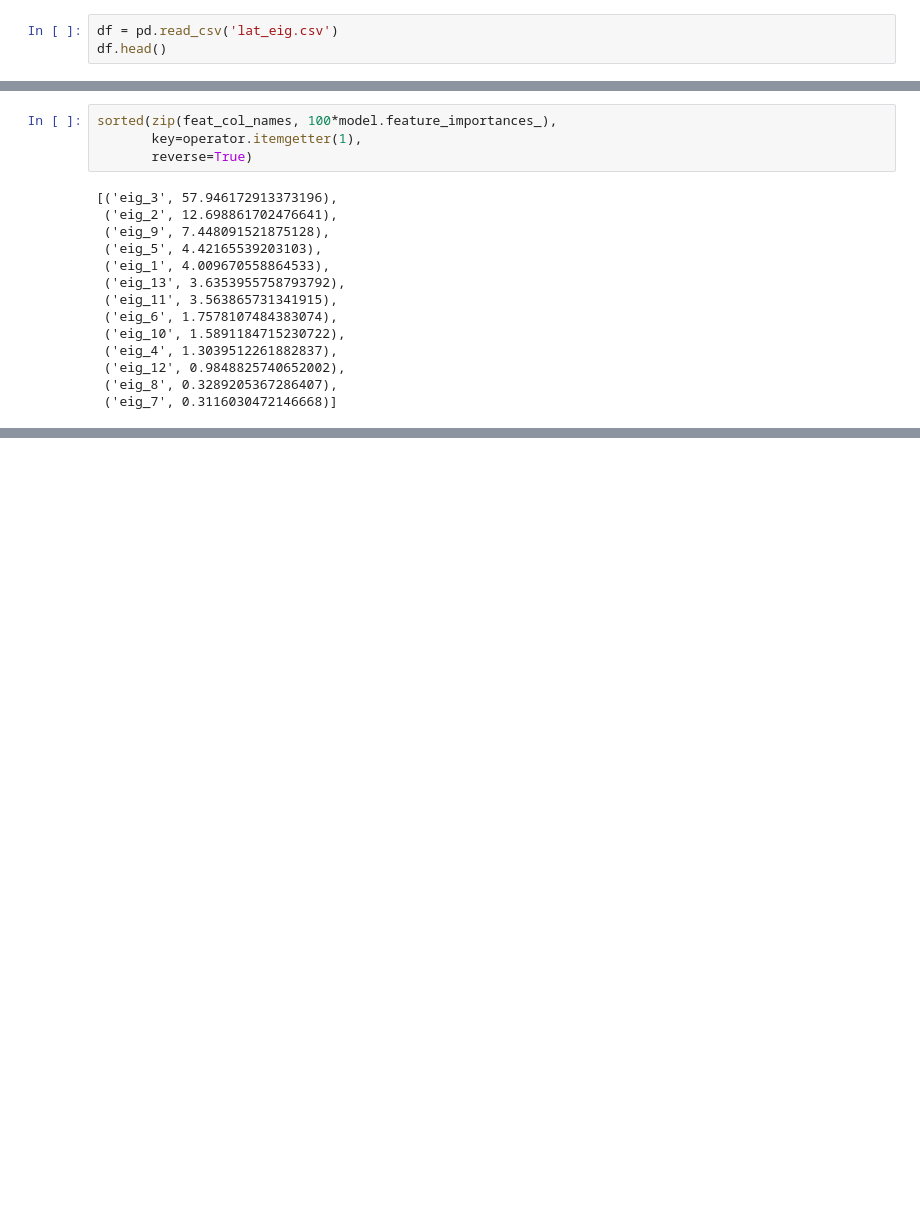
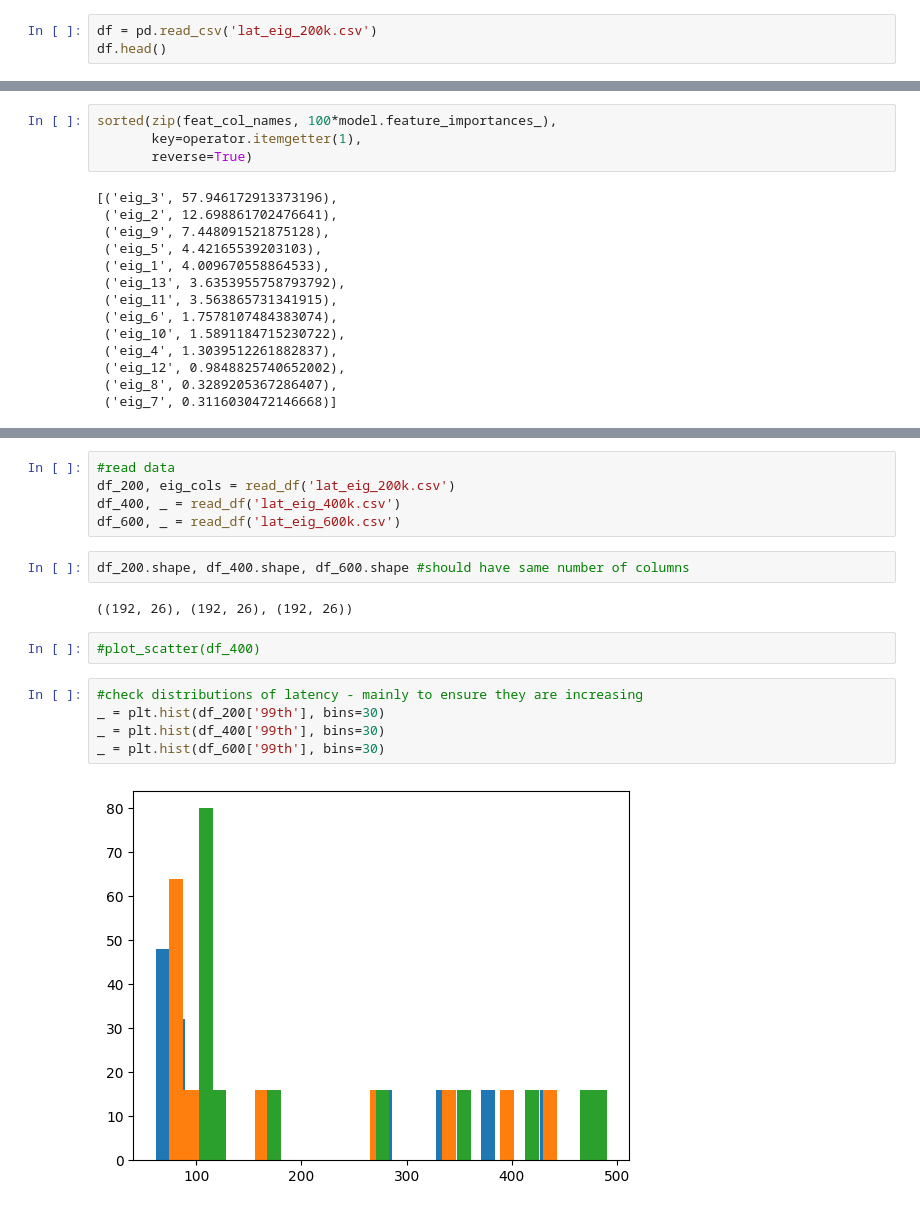
Before and after one commit to awadyn/network_exec_energy_study, a Jupyter notebook: full_logs/0x1d00_log_data/Analysis of correlation eigenvalues.ipynb, the cells around one changed output, grey strips where cells are left out. Drawn from its saved outputs; the diff is of its cells as text; blank space fills up the shorter version.

```diff
--- a/full_logs/0x1d00_log_data/Analysis of correlation eigenvalues.ipynb
+++ b/full_logs/0x1d00_log_data/Analysis of correlation eigenvalues.ipynb
@@ -25,7 +25,7 @@ from sklearn.preprocessing import StandardScaler
 
 %matplotlib inline
 # %%
-df = pd.read_csv('lat_eig.csv')
+df = pd.read_csv('lat_eig_200k.csv')
 df.head()
 # %% [output]
 |  | desc | avg | std | min | 5th | 10th | 50th | 90th | 95th | 99th | ... | ... |
@@ -231,0 +325,18 @@ sorted(zip(feat_col_names, 100*model.feature_importances_),
+# %%
+#read data
+df_200, eig_cols = read_df('lat_eig_200k.csv')
+df_400, _ = read_df('lat_eig_400k.csv')
+df_600, _ = read_df('lat_eig_600k.csv')
+# %%
+df_200.shape, df_400.shape, df_600.shape #should have same number of columns
+# %% [output]
+((192, 26), (192, 26), (192, 26))
+# %%
+#plot_scatter(df_400)
+# %%
+#check distributions of latency - mainly to ensure they are increasing
+_ = plt.hist(df_200['99th'], bins=30)
+_ = plt.hist(df_400['99th'], bins=30)
+_ = plt.hist(df_600['99th'], bins=30)
+# %% [output]
+[figure, added]
```
Also changed, not shown: parts of 8 cells of this notebook.
